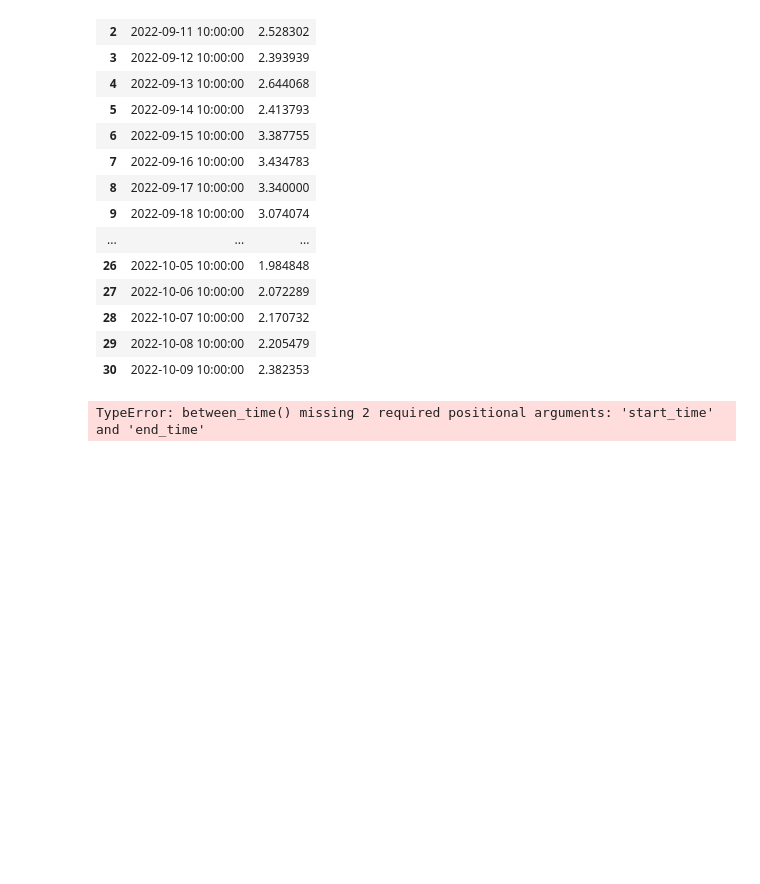
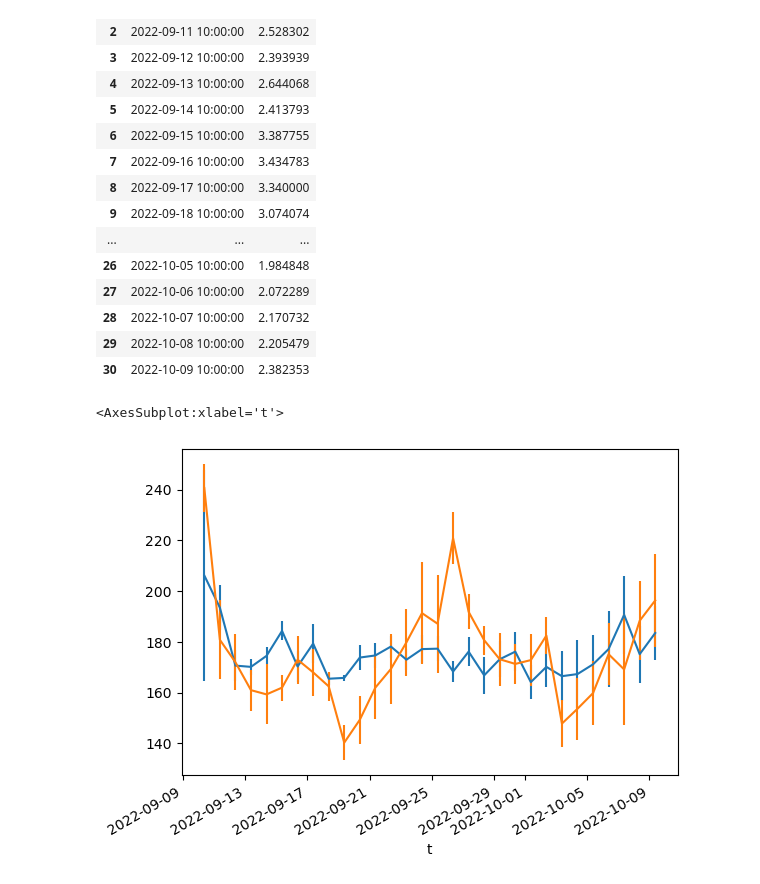
Before and after one commit to Htbibalan/FEDPROTEINPRO, a Jupyter notebook: notebooks/FEDXC_readdata_new.ipynb, the cells around one changed output. Drawn from its saved outputs; the diff is of its cells as text; code cells hidden in the pictures; blank space fills up the shorter version.

```diff
--- a/notebooks/FEDXC_readdata_new.ipynb
+++ b/notebooks/FEDXC_readdata_new.ipynb
@@ -229,33 +261,34 @@ ff_dict_all_epochs["FEDXC01"]["pellets"]
 
 def pellets_by_day(df):
     return (df
-            .between_time()
-            .resample("d", offset = "8H")
+            .between_time("9:0", "7:0")
+            .resample("d", offset = "9H")
             .count()
             #.reset_index()
 
            )
 
 pellets_by_day(ff_dict_all_epochs["FEDXC01"]["pellets"])
 
 NR=[]
 PR=[]
 for key, val in ff_dict_all_epochs.items():
     if val["order"] == 1:
         NR.append(pellets_by_day(val["pellets"]))
     elif val["order"] == 2:
         PR.append(pellets_by_day(val["pellets"]))
 
 
 
 
 NR= pd.concat(NR, axis=1)
 PR= pd.concat(PR, axis=1)
 
 
 f, ax = plt.subplots()
 NR.mean(axis=1).plot(yerr= NR.sem(axis=1), ax=ax)
 PR.mean(axis=1).plot(yerr= PR.sem(axis=1), ax=ax)
 #ax.set_xticks([0,1,2])
 # %% [output]
-TypeError: between_time() missing 2 required positional arguments: 'start_time' and 'end_time'
+<AxesSubplot:xlabel='t'>
+[figure, added]
```
Also changed, not shown: parts of 36 cells of this notebook, 5 other files.
